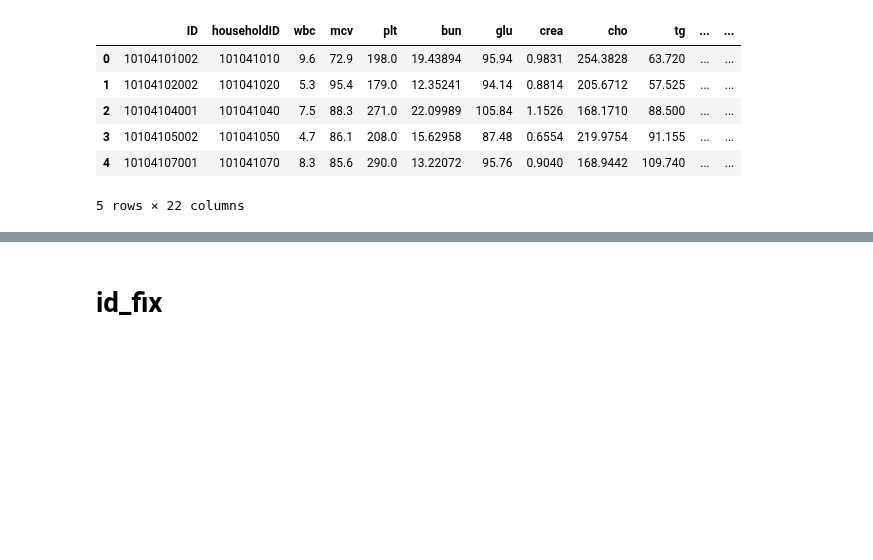
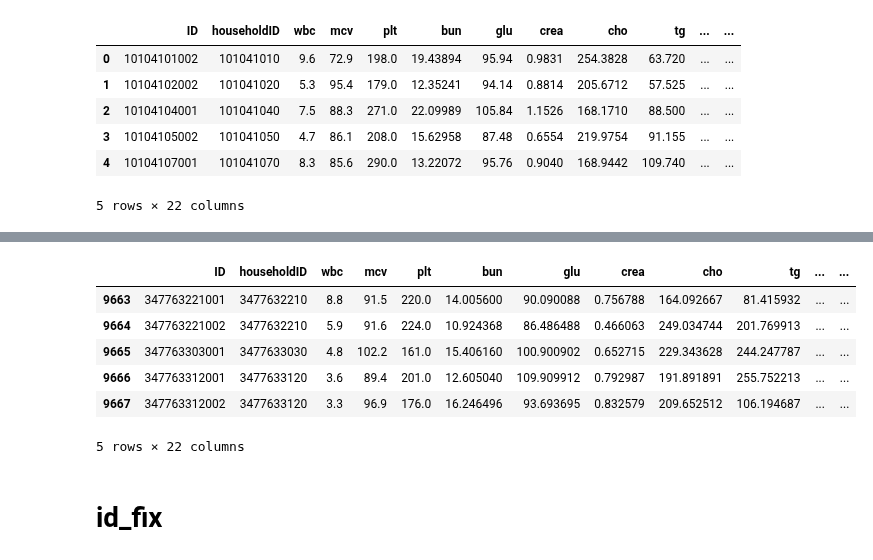
Before and after one commit to FoeinLove/DKU, a Jupyter notebook: Task(2020-10-13).ipynb, the cells around one changed output, grey strips where cells are left out. Drawn from its saved outputs; the diff is of its cells as text; code cells hidden in the pictures; blank space fills up the shorter version.

```diff
--- a/Task(2020-10-13).ipynb
+++ b/Task(2020-10-13).ipynb
@@ -464,0 +565,25 @@ pred.head()
+# %%
+#dd = pd.read_stata('2011ForPred.dta')
+
+pred2 = predict_model(best,data=df_2015_numeric)
+
+pred2['res']= pred2['Label']-pred2['age']
+#pred['one'] = pred.res.apply(lambda x: 1 if abs(x) <=1 else 0)
+#pred['two'] = pred.res.apply(lambda x: 1 if abs(x) <=2 else 0)
+#pred['three'] = pred.res.apply(lambda x: 1 if abs(x) <=3 else 0)
+#pred['four'] = pred.res.apply(lambda x: 1 if abs(x) <=4 else 0)
+pred2['five'] = pred2.res.apply(lambda x: 1 if abs(x) <=5 else 0)
+pred2['ten'] = pred2.res.apply(lambda x: 1 if abs(x) <=10 else 0)
+
+pred2 = pred2.reset_index(drop=True)
+#pred.to_stata('2011Pred_result.dta',write_index=False)
+# %%
+pred2.tail()
+# %% [output]
+|  | ID | householdID | wbc | mcv | plt | bun | glu | crea | cho | tg | ... | ... |
+| 9663 | 347763221001 | 3477632210 | 8.8 | 91.5 | 220.0 | 14.005600 | 90.090088 | 0.756788 | 164.092667 | 81.415932 | ... | ... |
+| 9664 | 347763221002 | 3477632210 | 5.9 | 91.6 | 224.0 | 10.924368 | 86.486488 | 0.466063 | 249.034744 | 201.769913 | ... | ... |
+| 9665 | 347763303001 | 3477633030 | 4.8 | 102.2 | 161.0 | 15.406160 | 100.900902 | 0.652715 | 229.343628 | 244.247787 | ... | ... |
+| 9666 | 347763312001 | 3477633120 | 3.6 | 89.4 | 201.0 | 12.605040 | 109.909912 | 0.792987 | 191.891891 | 255.752213 | ... | ... |
+| 9667 | 347763312002 | 3477633120 | 3.3 | 96.9 | 176.0 | 16.246496 | 93.693695 | 0.832579 | 209.652512 | 106.194687 | ... | ... |
+5 rows × 22 columns
```
Also changed, not shown: parts of 26 cells of this notebook, 13 other files.
